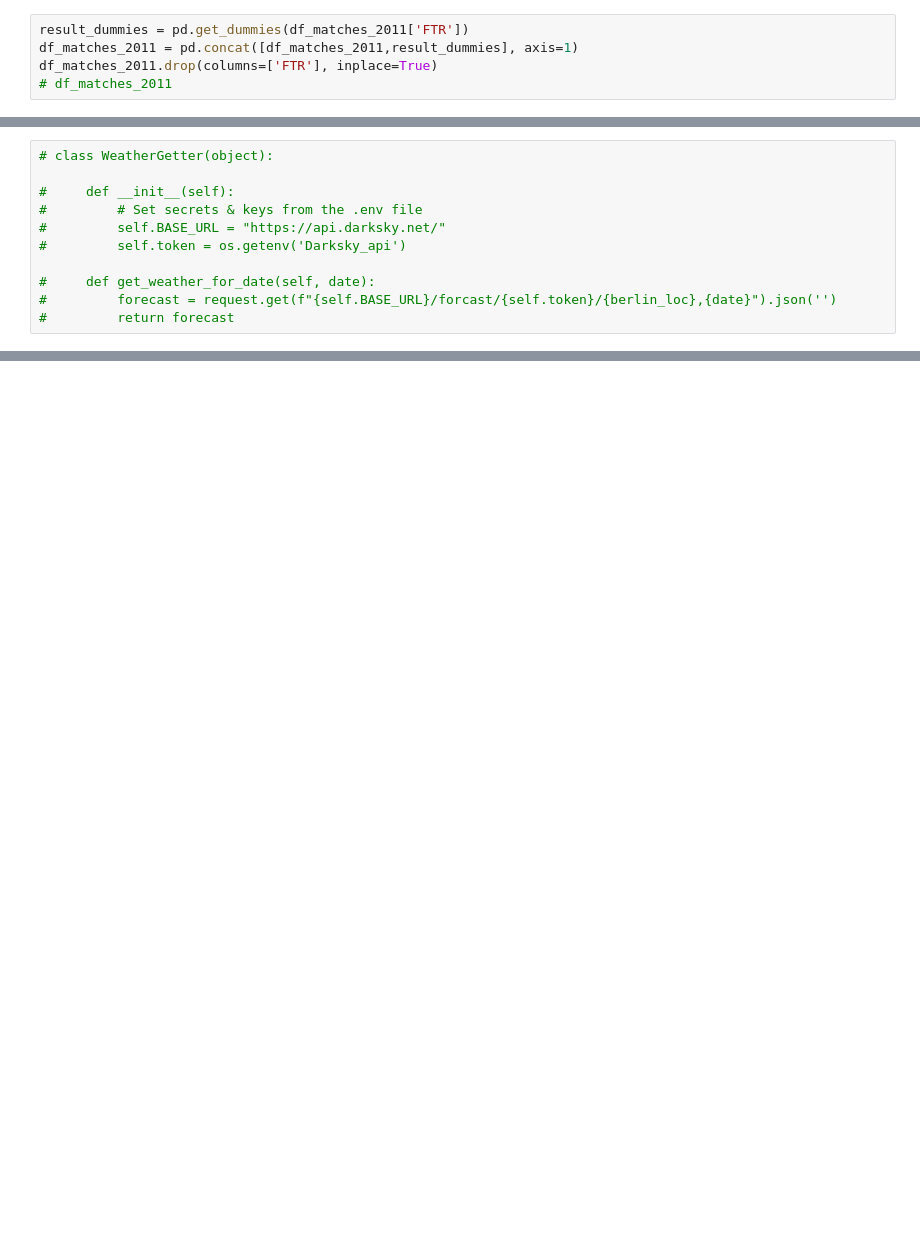
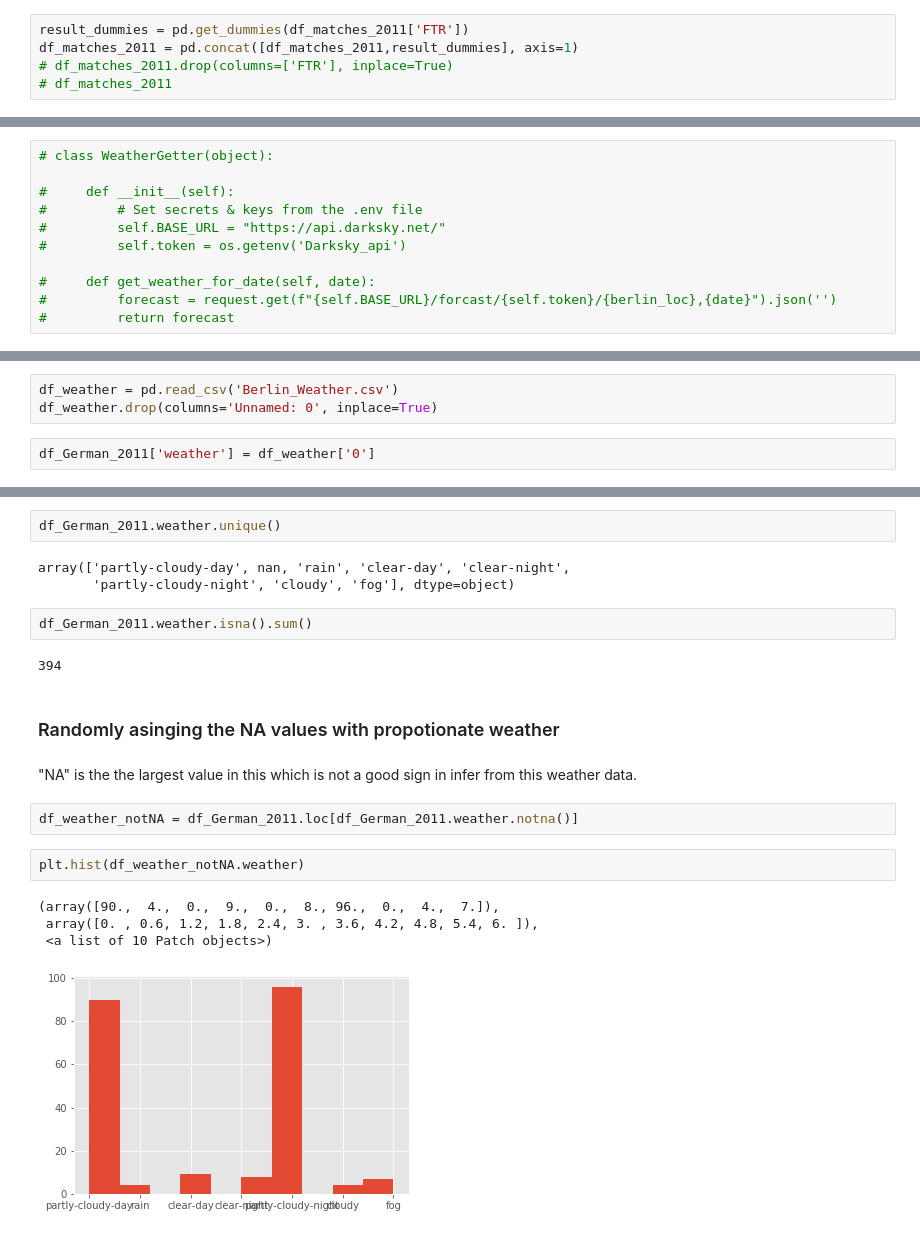
Before and after one commit to Matt-Newton998/Football_API-Mod02_Project, a Jupyter notebook: NewWorkbook.ipynb, the cells around one changed output, grey strips where cells are left out. Saved outputs shown, nothing was run; the diff lists cells and outputs as text; blank space fills up the shorter version.

Commit message:
Rains calcualted

```diff
--- a/NewWorkbook.ipynb
+++ b/NewWorkbook.ipynb
@@ -436,7 +436,7 @@ Split the columns like before in question 3, using the dummies & concat method.
 # %%
 result_dummies = pd.get_dummies(df_matches_2011['FTR'])
 df_matches_2011 = pd.concat([df_matches_2011,result_dummies], axis=1)
-df_matches_2011.drop(columns=['FTR'], inplace=True)
+# df_matches_2011.drop(columns=['FTR'], inplace=True)
 # df_matches_2011
 # %% [markdown]
 Split by league & Then also create a sepearte one without the English Teams
@@ -552,0 +531,5 @@ df_weather.to_csv(r'/Users/matthewnewton/Desktop/Matt_Mod02_Project/Berlin_Weath
+# %%
+df_weather = pd.read_csv('Berlin_Weather.csv')
+df_weather.drop(columns='Unnamed: 0', inplace=True)
+# %%
+df_German_2011['weather'] = df_weather['0']
@@ -552,0 +577,22 @@ df_weather.to_csv(r'/Users/matthewnewton/Desktop/Matt_Mod02_Project/Berlin_Weath
+# %%
+df_German_2011.weather.unique()
+# %% [output]
+array(['partly-cloudy-day', nan, 'rain', 'clear-day', 'clear-night',
+       'partly-cloudy-night', 'cloudy', 'fog'], dtype=object)
+# %%
+df_German_2011.weather.isna().sum()
+# %% [output]
+394
+# %% [markdown]
+### Randomly asinging the NA values with propotionate weather
+# %% [markdown]
+"NA" is the the largest value in this which is not a good sign in infer from this weather data.
+# %%
+df_weather_notNA = df_German_2011.loc[df_German_2011.weather.notna()]
+# %%
+plt.hist(df_weather_notNA.weather)
+# %% [output]
+(array([90.,  4.,  0.,  9.,  0.,  8., 96.,  0.,  4.,  7.]),
+ array([0. , 0.6, 1.2, 1.8, 2.4, 3. , 3.6, 4.2, 4.8, 5.4, 6. ]),
+ <a list of 10 Patch objects>)
+[figure, added]
```
Also changed, not shown: parts of 36 cells of this notebook.
